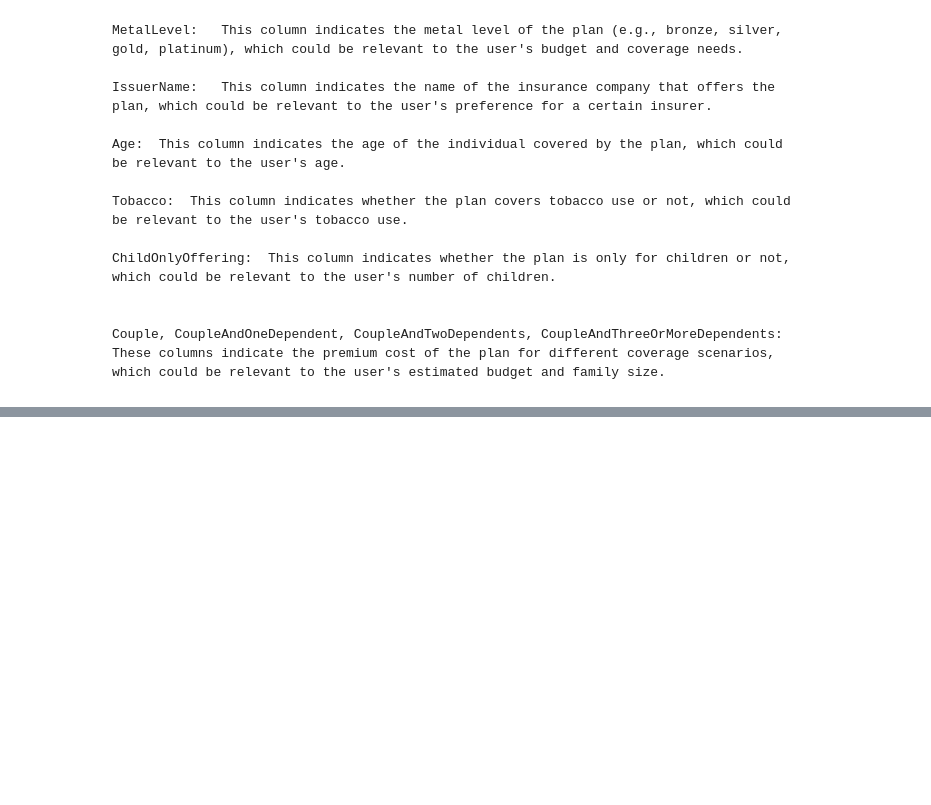
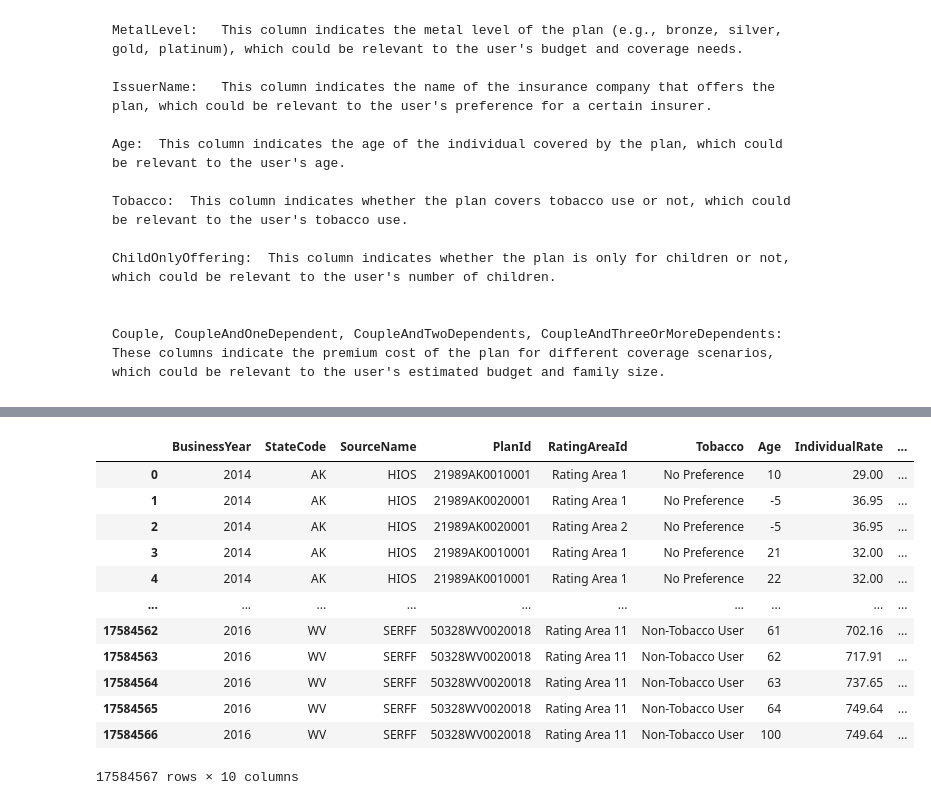
Before and after one commit to amanpreetbatra/big_data_project, a Jupyter notebook: Rate CSV Data Explolartion/Rate_Data_Exploration.ipynb, the cells around one changed output, grey strips where cells are left out. Drawn from its saved outputs; the diff is of its cells as text; code cells hidden in the pictures; blank space fills up the shorter version.

```diff
--- a/Rate CSV Data Explolartion/Rate_Data_Exploration.ipynb
+++ b/Rate CSV Data Explolartion/Rate_Data_Exploration.ipynb
@@ -95,0 +166,2 @@ profile_chosen_values.to_file("output_cleaned.html")
+# %%
+df.Age = df.Age.astype(int)
@@ -95,0 +174,37 @@ profile_chosen_values.to_file("output_cleaned.html")
+# %%
+filtered_df = df[df['Tobacco'] == 'Tobacco User/Non-Tobacco User']
+
+# create a copy of the filtered dataframe
+new_df = filtered_df.copy()
+new_df2 = filtered_df.copy()
+# change the value in the Tobacco column to 'Tobacco User' for the first half of the rows
+new_df.loc[new_df.index[:len(filtered_df)], 'Tobacco'] = 'Tobacco User'
+
+# change the value in the Tobacco column to 'Non-Tobacco User' for the second half of the rows
+new_df2.loc[new_df.index[:len(filtered_df)], 'Tobacco'] = 'Non-Tobacco User'
+
+# replace the tobacco_rate column value with the IndividualRate value for the 'Non-Tobacco User' rows
+new_df2.loc[new_df['Tobacco'] == 'Non-Tobacco User', 'tobacco_rate'] = new_df2.loc[new_df['Tobacco'] == 'Non-Tobacco User', 'IndividualRate']
+
+# concatenate the original dataframe with the modified filtered dataframe
+ff = pd.concat([new_df,new_df2])
+final_df = pd.concat([df[df['Tobacco'] != 'Tobacco User/Non-Tobacco User'], ff])
+
+# reset the index
+final_df = final_df.reset_index(drop=True)
+
+final_df
+# %% [output]
+|  | BusinessYear | StateCode | SourceName | PlanId | RatingAreaId | Tobacco | Age | IndividualRate | ... |
+| 0 | 2014 | AK | HIOS | 21989AK0010001 | Rating Area 1 | No Preference | 10 | 29.00 | ... |
+| 1 | 2014 | AK | HIOS | 21989AK0020001 | Rating Area 1 | No Preference | -5 | 36.95 | ... |
+| 2 | 2014 | AK | HIOS | 21989AK0020001 | Rating Area 2 | No Preference | -5 | 36.95 | ... |
+| 3 | 2014 | AK | HIOS | 21989AK0010001 | Rating Area 1 | No Preference | 21 | 32.00 | ... |
+| 4 | 2014 | AK | HIOS | 21989AK0010001 | Rating Area 1 | No Preference | 22 | 32.00 | ... |
+| ... | ... | ... | ... | ... | ... | ... | ... | ... | ... |
+| 17584562 | 2016 | WV | SERFF | 50328WV0020018 | Rating Area 11 | Non-Tobacco User | 61 | 702.16 | ... |
+| 17584563 | 2016 | WV | SERFF | 50328WV0020018 | Rating Area 11 | Non-Tobacco User | 62 | 717.91 | ... |
+| 17584564 | 2016 | WV | SERFF | 50328WV0020018 | Rating Area 11 | Non-Tobacco User | 63 | 737.65 | ... |
+| 17584565 | 2016 | WV | SERFF | 50328WV0020018 | Rating Area 11 | Non-Tobacco User | 64 | 749.64 | ... |
+| 17584566 | 2016 | WV | SERFF | 50328WV0020018 | Rating Area 11 | Non-Tobacco User | 100 | 749.64 | ... |
+17584567 rows × 10 columns
```
Also changed, not shown: parts of 22 cells of this notebook, 1 other file.
